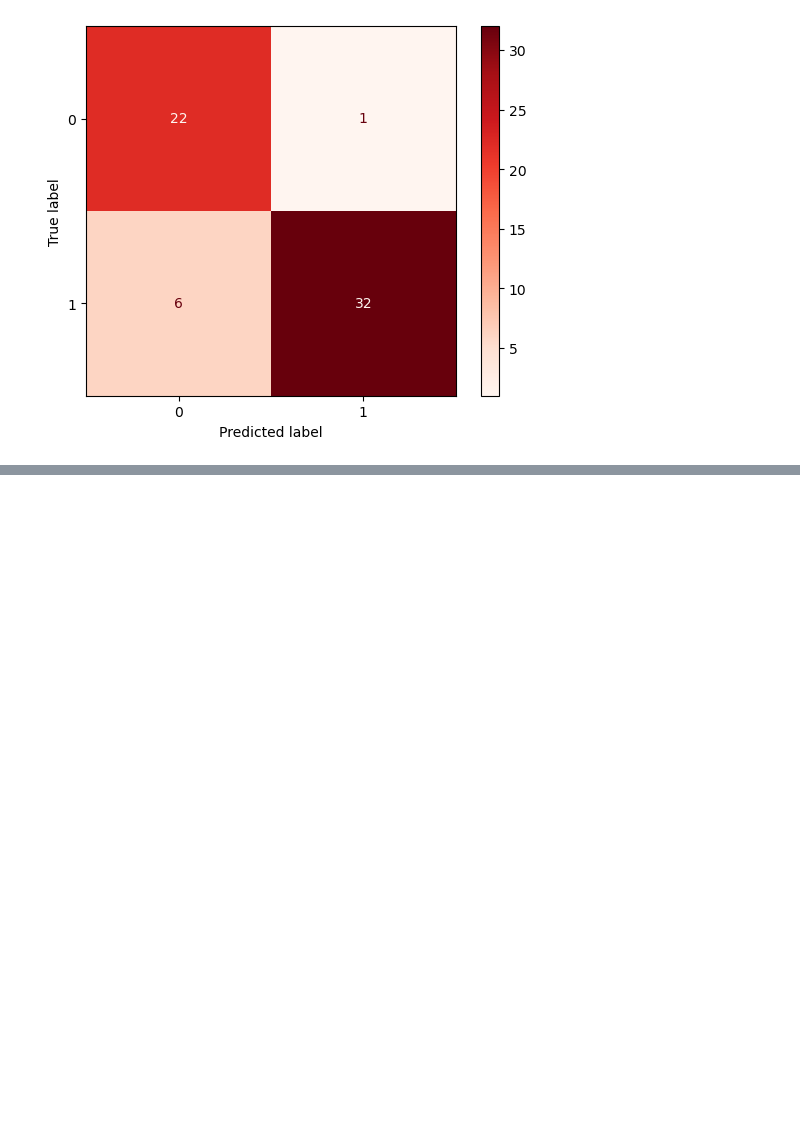
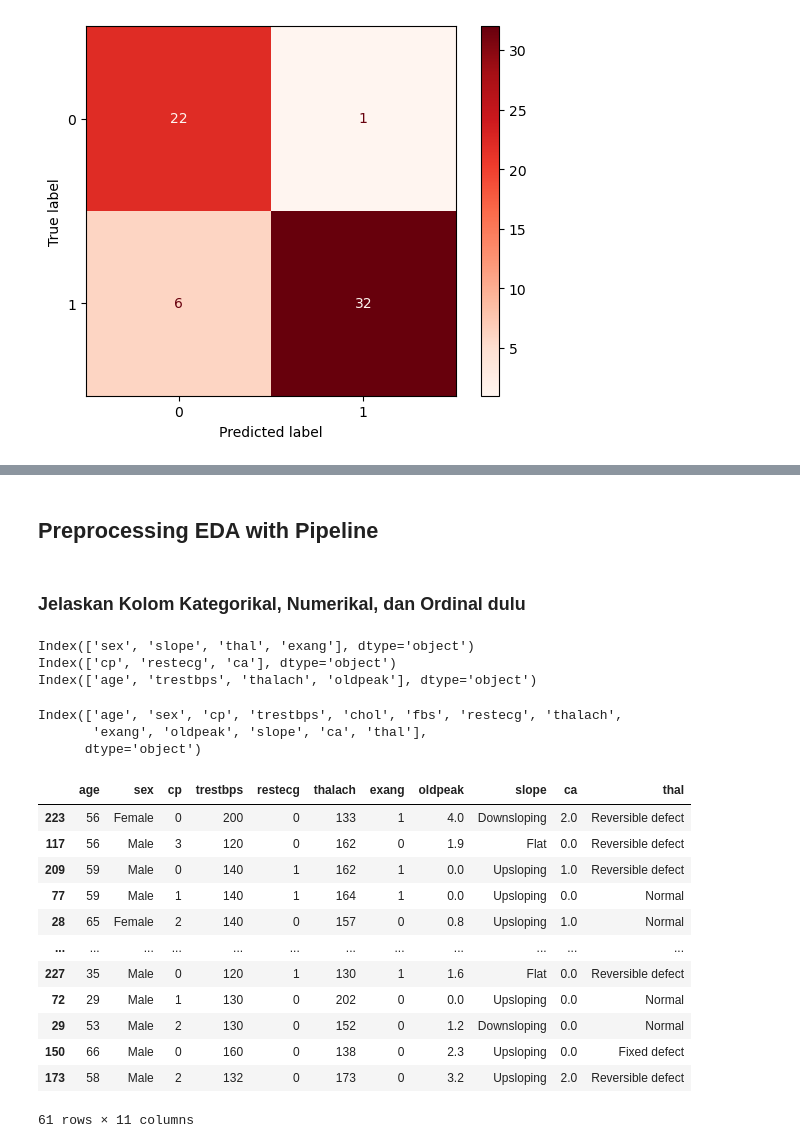
Before and after one commit to asanmaulana/kumpulan_ngc, a Jupyter notebook: h8dsft_ngc_ml_w2_asan.ipynb, the cells around one changed output, grey strips where cells are left out. Cells and saved outputs as stored; diff of their text form; code cells hidden in the pictures; blank space fills up the shorter version.

```diff
--- a/h8dsft_ngc_ml_w2_asan.ipynb
+++ b/h8dsft_ngc_ml_w2_asan.ipynb
@@ -772,0 +1096,16 @@ from sklearn.model_selection import RandomizedSearchCV
+# %% [markdown]
+## Preprocessing EDA with Pipeline
+# %% [markdown]
+### Jelaskan Kolom Kategorikal, Numerikal, dan Ordinal dulu
+# %%
+kolom_nominal = X_test_cat_n.columns
+kolom_ordinal = X_test_cat_o.columns
+kolom_numerikal = X_test_num.columns
+
+print(kolom_nominal)
+print(kolom_ordinal)
+print(kolom_numerikal)
+# %% [output]
+Index(['sex', 'slope', 'thal', 'exang'], dtype='object')
+Index(['cp', 'restecg', 'ca'], dtype='object')
+Index(['age', 'trestbps', 'thalach', 'oldpeak'], dtype='object')
@@ -772,0 +1132,23 @@ from sklearn.model_selection import RandomizedSearchCV
+# %%
+X_train.columns
+# %% [output]
+Index(['age', 'sex', 'cp', 'trestbps', 'chol', 'fbs', 'restecg', 'thalach',
+       'exang', 'oldpeak', 'slope', 'ca', 'thal'],
+      dtype='object')
+# %%
+X_train.drop(columns=['fbs','chol'])
+X_test.drop(columns=['fbs','chol'])
+# %% [output]
+|  | age | sex | cp | trestbps | restecg | thalach | exang | oldpeak | slope | ca | thal |
+| 223 | 56 | Female | 0 | 200 | 0 | 133 | 1 | 4.0 | Downsloping | 2.0 | Reversible defect |
+| 117 | 56 | Male | 3 | 120 | 0 | 162 | 0 | 1.9 | Flat | 0.0 | Reversible defect |
+| 209 | 59 | Male | 0 | 140 | 1 | 162 | 1 | 0.0 | Upsloping | 1.0 | Reversible defect |
+| 77 | 59 | Male | 1 | 140 | 1 | 164 | 1 | 0.0 | Upsloping | 0.0 | Normal |
+| 28 | 65 | Female | 2 | 140 | 0 | 157 | 0 | 0.8 | Upsloping | 1.0 | Normal |
+| ... | ... | ... | ... | ... | ... | ... | ... | ... | ... | ... | ... |
+| 227 | 35 | Male | 0 | 120 | 1 | 130 | 1 | 1.6 | Flat | 0.0 | Reversible defect |
+| 72 | 29 | Male | 1 | 130 | 0 | 202 | 0 | 0.0 | Upsloping | 0.0 | Normal |
+| 29 | 53 | Male | 2 | 130 | 0 | 152 | 0 | 1.2 | Downsloping | 0.0 | Normal |
+| 150 | 66 | Male | 0 | 160 | 0 | 138 | 0 | 2.3 | Upsloping | 0.0 | Fixed defect |
+| 173 | 58 | Male | 2 | 132 | 0 | 173 | 0 | 3.2 | Upsloping | 2.0 | Reversible defect |
+61 rows × 11 columns
```
Also changed, not shown: parts of 57 cells of this notebook.
